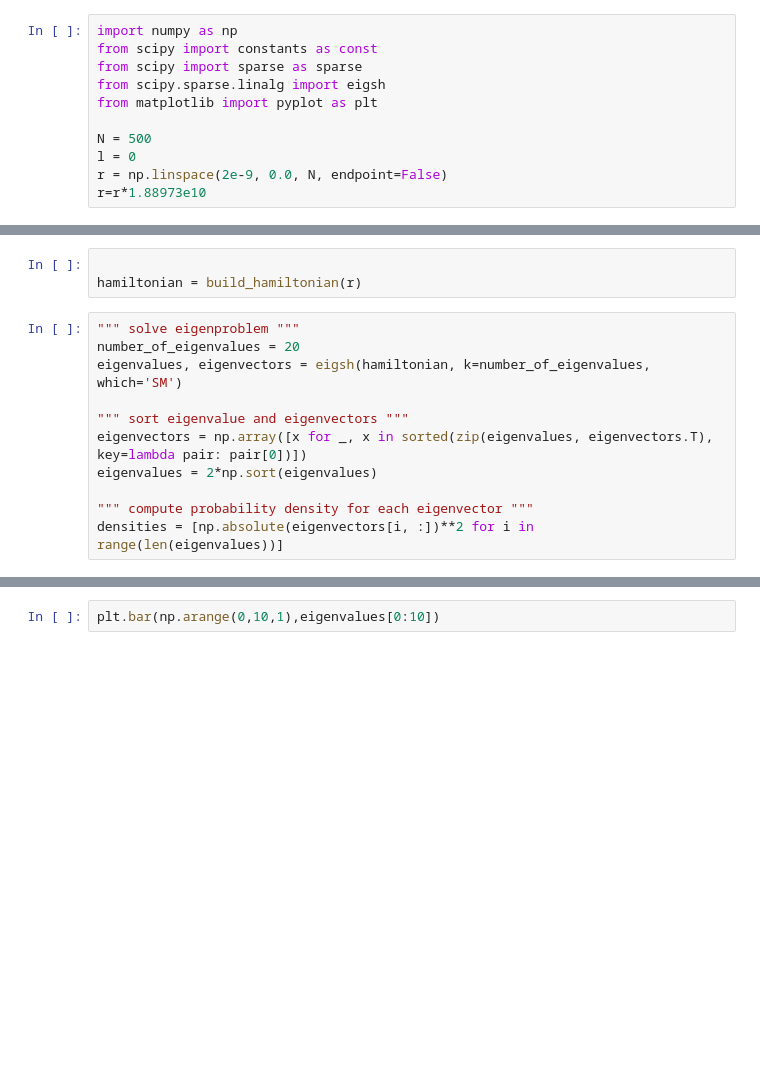
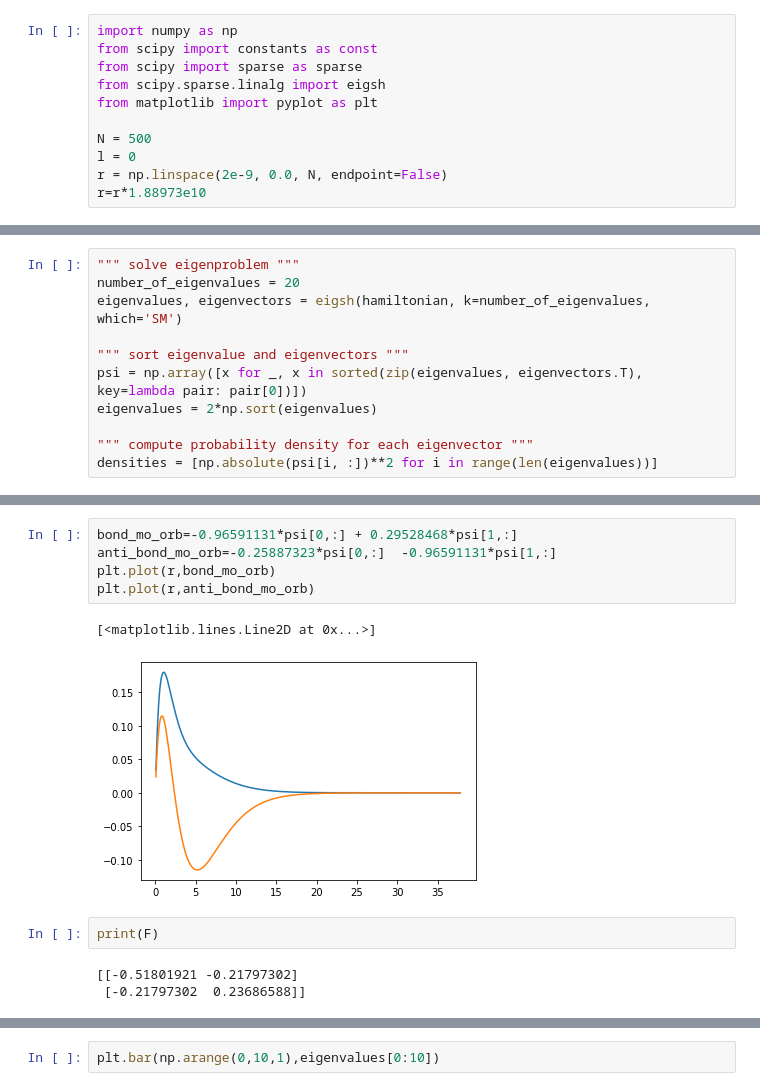
Before and after one commit to pranav997/Quantum_software, a Jupyter notebook: ELEC 542 HW/ELEC HW Assignment 2 helium .ipynb, the cells around one changed output, grey strips where cells are left out. Cells and saved outputs as stored; diff of their text form; blank space fills up the shorter version.

```diff
--- a/ELEC 542 HW/ELEC HW Assignment 2 helium .ipynb
+++ b/ELEC 542 HW/ELEC HW Assignment 2 helium .ipynb
@@ -31,20 +24,17 @@ for i in range(N):
 
 ##############
 hamiltonian = -0.5* (laplace_term - angular_term) - potential_term
-# %%
-
-hamiltonian = build_hamiltonian(r)
 # %%
 """ solve eigenproblem """
 number_of_eigenvalues = 20
 eigenvalues, eigenvectors = eigsh(hamiltonian, k=number_of_eigenvalues, which='SM')
 
 """ sort eigenvalue and eigenvectors """
-eigenvectors = np.array([x for _, x in sorted(zip(eigenvalues, eigenvectors.T), key=lambda pair: pair[0])])
+psi = np.array([x for _, x in sorted(zip(eigenvalues, eigenvectors.T), key=lambda pair: pair[0])])
 eigenvalues = 2*np.sort(eigenvalues)
 
 """ compute probability density for each eigenvector """
-densities = [np.absolute(eigenvectors[i, :])**2 for i in range(len(eigenvalues))]
+densities = [np.absolute(psi[i, :])**2 for i in range(len(eigenvalues))]
 # %%
 def plot(r, densities, eigenvalues):
     plt.xlabel('x ($\\mathrm{\AA}$)')
@@ -102,0 +122,13 @@ def get_e(n):
+# %%
+bond_mo_orb=-0.96591131*psi[0,:] + 0.29528468*psi[1,:]
+anti_bond_mo_orb=-0.25887323*psi[0,:]  -0.96591131*psi[1,:]
+plt.plot(r,bond_mo_orb)
+plt.plot(r,anti_bond_mo_orb)
+# %% [output]
+[<matplotlib.lines.Line2D at 0x...>]
+[figure, added]
+# %%
+print(F)
+# %% [output]
+[[-0.51801921 -0.21797302]
+ [-0.21797302  0.23686588]]
```
Also changed, not shown: parts of 14 cells of this notebook, 1 other file.
